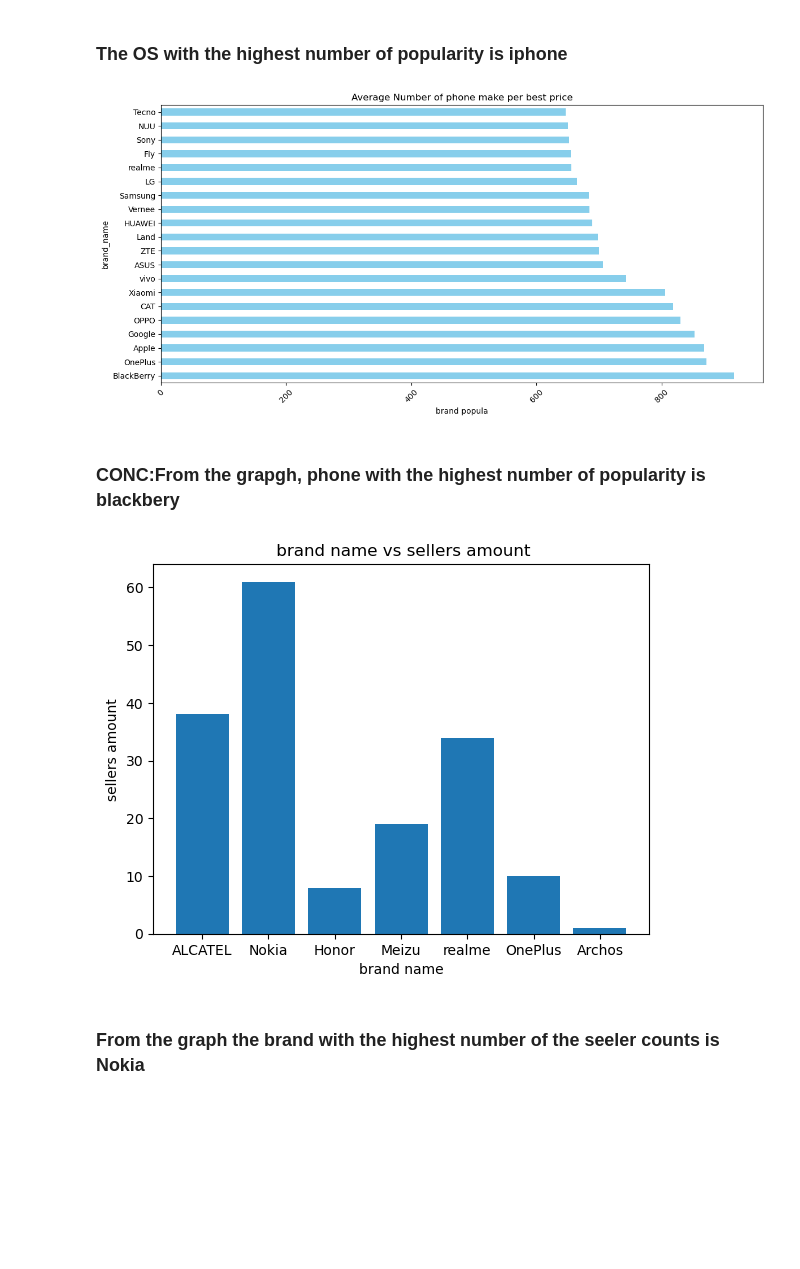
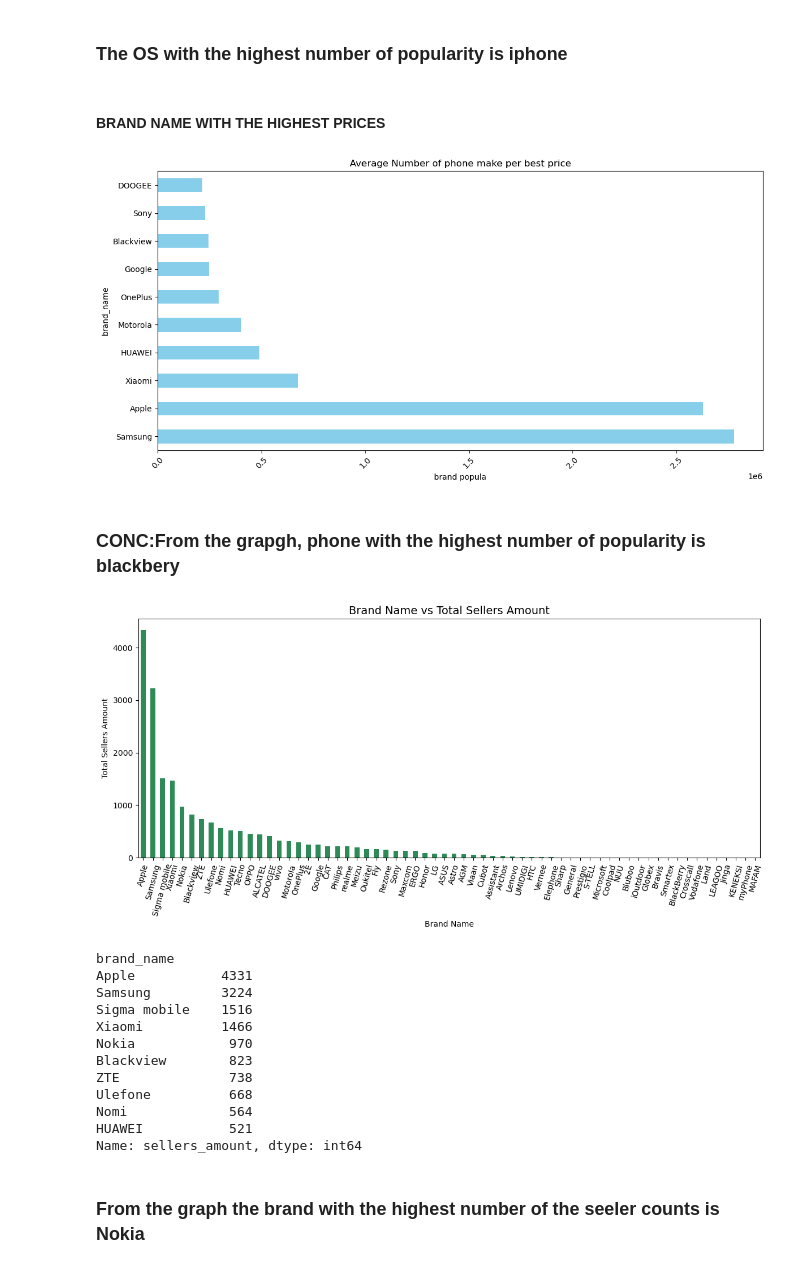
Before and after one commit to JOHN-ANALYST-dt/Smartphone_Market_Overview-Analysis, a Jupyter notebook: MOTORS_ANAL.ipynb, the cells around one changed output. Cells and saved outputs as stored; diff of their text form; code cells hidden in the pictures; blank space fills up the shorter version.

```diff
--- a/MOTORS_ANAL.ipynb
+++ b/MOTORS_ANAL.ipynb
@@ -184,10 +201,12 @@ plt.show()
 # %% [markdown]
 <h3>The OS with the highest number of popularity is iphone </h3>
+# %% [markdown]
+<H4>BRAND NAME WITH THE HIGHEST PRICES</H4>
 # %%
-make_pop = phone.groupby('brand_name')["popularity"].mean().sort_values(ascending=False)
+make_pop = phone.groupby('brand_name')["highest_price"].sum().sort_values(ascending=False)
 
 # (Optional) limit to top 10 for clearer plot
-make_pop_10 = make_pop.head(20)
+make_pop_10 = make_pop.head(10)
 
 # Plot
 plt.figure(figsize=(12, 6))
@@ -200,17 +219,38 @@ plt.xticks(rotation=45)
 plt.tight_layout()
 plt.show()
 # %% [output]
-[figure, old version]
+[figure, new version]
 # %% [markdown]
 <h3>CONC:From the grapgh, phone with the highest number of popularity is blackbery</h3>
 # %%
-plt.bar(phone["brand_name"].head(100),phone["sellers_amount"].head(100))
-plt.title(" brand name vs sellers amount")
-plt.xlabel("brand name")
-plt.ylabel("sellers amount")
+# Aggregate sellers_amount by brand
+brand_sellers = phone.groupby("brand_name")["sellers_amount"].sum().sort_values(ascending=False)
+
+# Plot Brand vs Sellers Amount
+plt.figure(figsize=(12,6))
+brand_sellers.plot(kind="bar", color="seagreen")
+plt.title("Brand Name vs Total Sellers Amount", fontsize=14)
+plt.xlabel("Brand Name")
+plt.ylabel("Total Sellers Amount")
+plt.xticks(rotation=75)
+plt.tight_layout()
 plt.show()
+
+brand_sellers.head(10)
 # %% [output]
-[figure, old version]
+[figure, new version]
+brand_name
+Apple           4331
+Samsung         3224
+Sigma mobile    1516
+Xiaomi          1466
+Nokia            970
+Blackview        823
+ZTE              738
+Ulefone          668
+Nomi             564
+HUAWEI           521
+Name: sellers_amount, dtype: int64
 # %% [markdown]
 <h3>From the graph the brand with the highest number of the seeler counts is Nokia</h3>
 # %%
```
Also changed, not shown: parts of 8 cells of this notebook.
